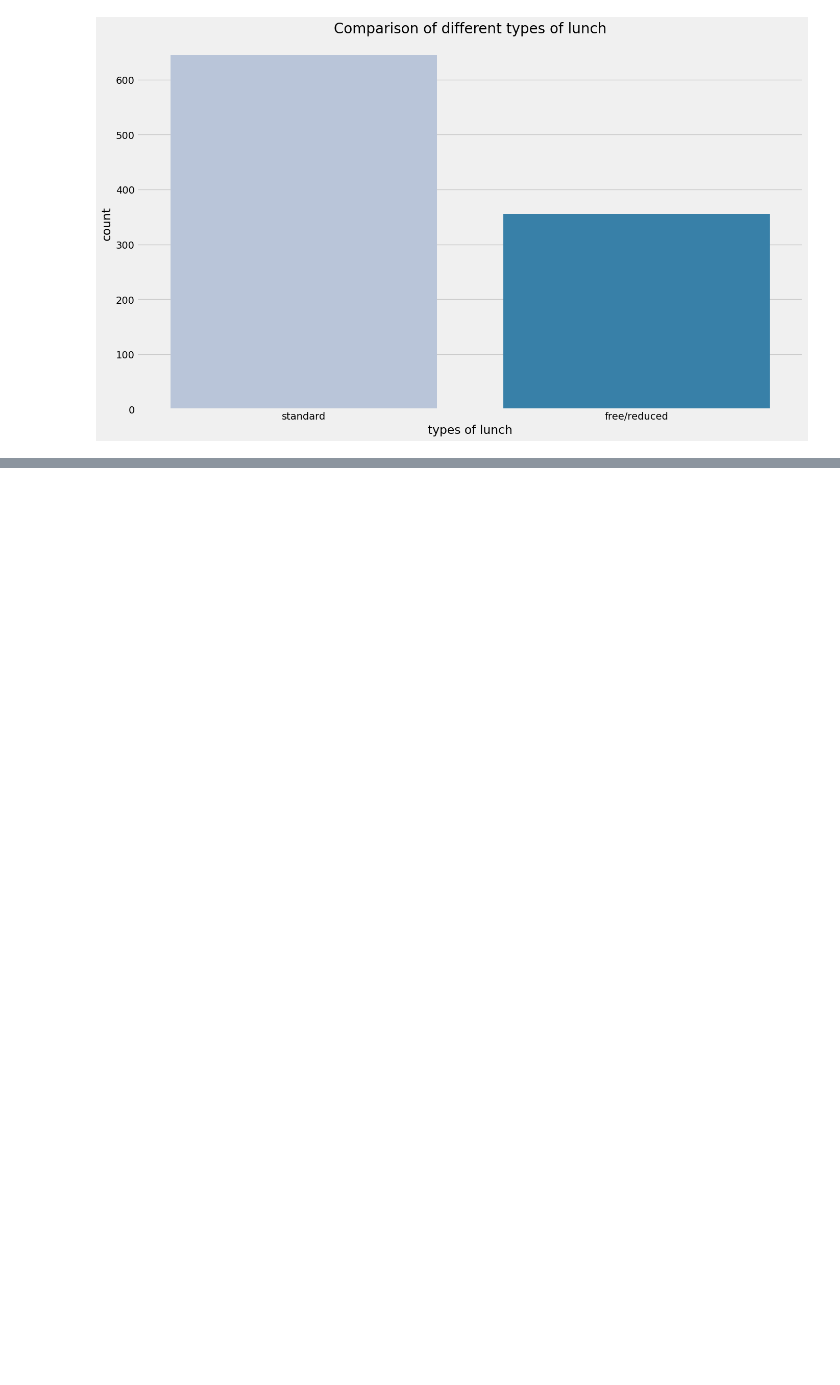
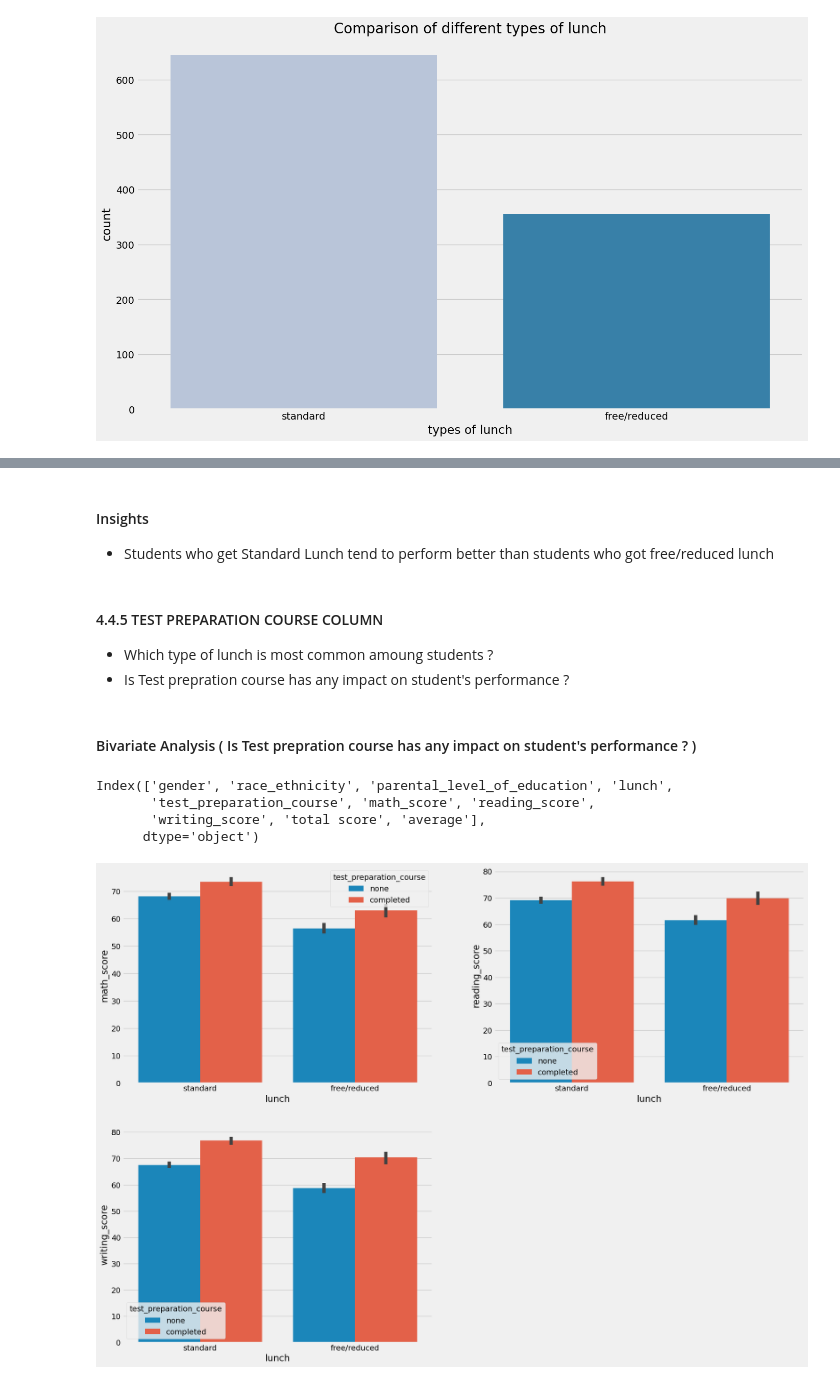
Before and after one commit to piyush8227/Student-Performance-Indicator-using-ML-Models, a Jupyter notebook: notebooks/data/eda student performance.ipynb, the cells around one changed output, grey strips where cells are left out. Drawn from its saved outputs; the diff is of its cells as text; code cells hidden in the pictures; blank space fills up the shorter version.

```diff
--- a/notebooks/data/eda student performance.ipynb
+++ b/notebooks/data/eda student performance.ipynb
@@ -533,0 +548,27 @@ plt.show()
+# %% [markdown]
+#### Insights
+- Students who get Standard Lunch tend to perform better than students who got free/reduced lunch
+# %% [markdown]
+#### 4.4.5 TEST PREPARATION COURSE COLUMN
+- Which type of lunch is most common amoung students ?
+- Is Test prepration course has any impact on student's performance ?
+# %% [markdown]
+#### Bivariate Analysis ( Is Test prepration course has any impact on student's performance ? )
+# %%
+df.columns
+# %% [output]
+Index(['gender', 'race_ethnicity', 'parental_level_of_education', 'lunch',
+       'test_preparation_course', 'math_score', 'reading_score',
+       'writing_score', 'total score', 'average'],
+      dtype='object')
+# %%
+plt.figure(figsize=(20,15))
+plt.subplot(2,2,1)
+sns.barplot (x=df['lunch'], y=df['math_score'], hue=df['test_preparation_course'])
+plt.subplot(2,2,2)
+sns.barplot (x=df['lunch'], y=df['reading_score'], hue=df['test_preparation_course'])
+plt.subplot(2,2,3)
+sns.barplot (x=df['lunch'], y=df['writing_score'], hue=df['test_preparation_course'])
+plt.show()
+# %% [output]
+[figure, added]
```
Also changed, not shown: parts of 12 cells of this notebook.
